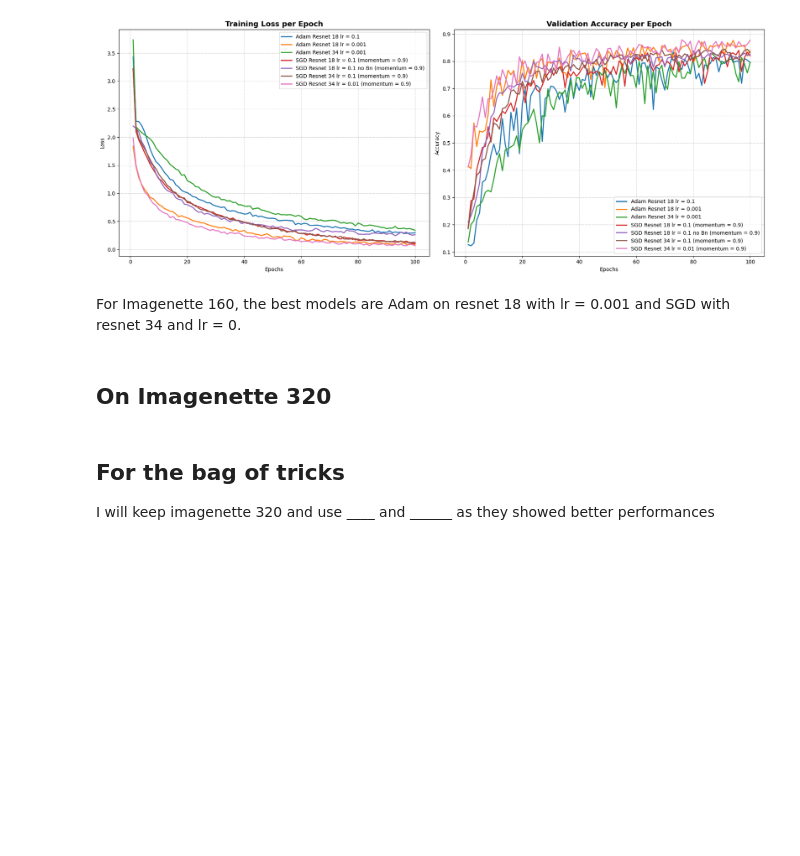
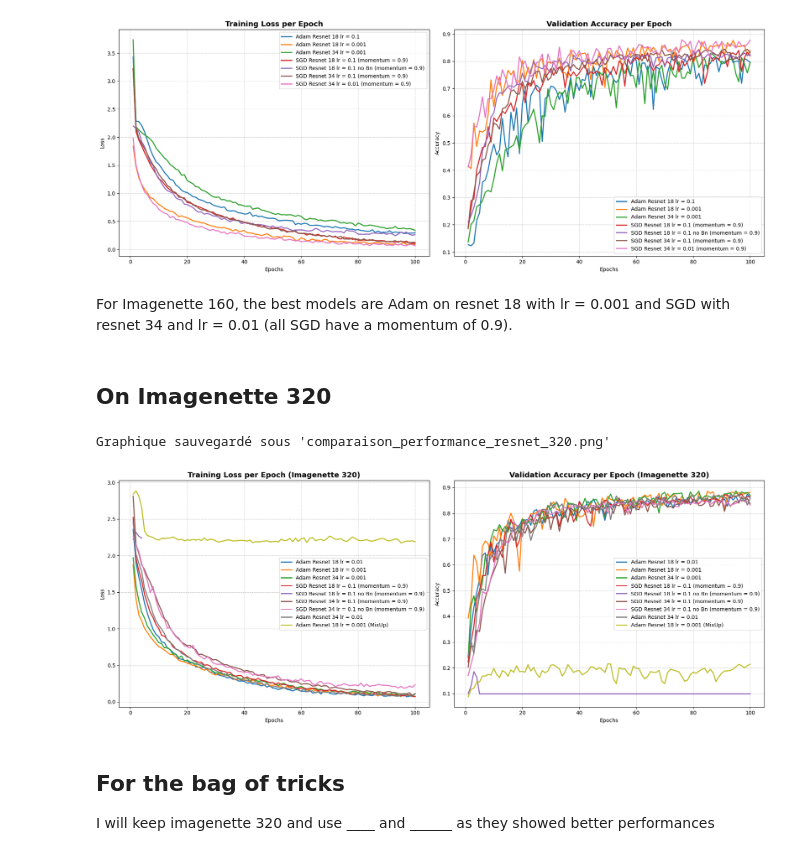
Before and after one commit to BLGR-Saumoine/Projet-DL, a Jupyter notebook: Project_DL.ipynb, the cells around one changed output. Saved outputs shown, nothing was run; the diff lists cells and outputs as text; code cells hidden in the pictures; blank space fills up the shorter version.

```diff
--- a/Project_DL.ipynb
+++ b/Project_DL.ipynb
@@ -616,9 +609,64 @@ plt.show()
 # %% [output]
 [figure]
 # %% [markdown]
-For Imagenette 160, the best models are Adam on resnet 18 with lr = 0.001 and SGD with resnet 34 and lr = 0.
+For Imagenette 160, the best models are Adam on resnet 18 with lr = 0.001 and SGD with resnet 34 and lr = 0.01 (all SGD have a momentum of 0.9).
 # %% [markdown]
 ## On Imagenette 320
+# %%
+files_map = {
+    "Imagenette320\Adam_Resnet18_lr0.01.csv": "Adam Resnet 18 lr = 0.01",
+    "Imagenette320\Adam_Resnet18_lr0.001.csv": "Adam Resnet 18 lr = 0.001",
+    "Imagenette320\Adam_Resnet34_lr0.001.csv": "Adam Resnet 34 lr = 0.001",
+    "Imagenette320\SGD_Resnet18_moentum09_lr0.1.csv": "SGD Resnet 18 lr = 0.1 (momentum = 0.9)",
+    "Imagenette320\SGD_Resnet18_moentum09_lr0.1NOBN.csv": "SGD Resnet 18 lr = 0.1 no Bn (momentum = 0.9)",
+    "Imagenette320\SGD_Resnet34_moentum09_lr0.1.csv": "SGD Resnet 34 lr = 0.1 (momentum = 0.9)",
+    "Imagenette320\SGD_Resnet34_moentum09_lr0.1NOBN.csv": "SGD Resnet 34 lr = 0.1 no Bn (momentum = 0.9)",
+    "Imagenette320\Adam_Resnet34_lr0.01.csv": "Adam Resnet 34 lr = 0.01",
+    "Imagenette320\Adam_Resnet18_lr0.001_MixUp.csv": "Adam Resnet 18 lr = 0.001 (MixUp)"
+}
+
+fig, (ax1, ax2) = plt.subplots(1, 2, figsize=(18, 7))
+
+# Extended colors list to handle more files if needed
+colors = ['#1f77b4', '#ff7f0e', '#2ca02c', '#d62728', '#9467bd', '#8c564b', '#e377c2', '#7f7f7f', '#bcbd22', '#17becf']
+
+for i, (filename, label) in enumerate(files_map.items()):
+    try:
+        if os.path.exists(filename):
+            df = pd.read_csv(filename)
+
+            color = colors[i % len(colors)]
+
+            # Traçage de la Loss
+            ax1.plot(df['Epoch'], df['Train_Loss'], label=label, color=color, linewidth=2)
+
+            # Traçage de l'Accuracy
+            ax2.plot(df['Epoch'], df['Val_Accuracy'], label=label, color=color, linewidth=2)
+        else:
+            print(f"Fichier non trouvé: {filename}")
+
+    except Exception as e:
+        print(f"Erreur avec {filename}: {e}")
+
+# Mise en forme du graphique de Loss
+ax1.set_title('Training Loss per Epoch (Imagenette 320)', fontsize=14, fontweight='bold')
+ax1.set_xlabel('Epochs')
+ax1.set_ylabel('Loss')
+ax1.grid(True, linestyle='--', alpha=0.6)
+ax1.legend()
+
+# Mise en forme du graphique d'Accuracy
+ax2.set_title('Validation Accuracy per Epoch (Imagenette 320)', fontsize=14, fontweight='bold')
+ax2.set_xlabel('Epochs')
+ax2.set_ylabel('Accuracy')
+ax2.grid(True, linestyle='--', alpha=0.6)
+ax2.legend()
+
+plt.tight_layout()
+plt.savefig('comparaison_performance_resnet_320.png')
+# %% [output]
+Graphique sauvegardé sous 'comparaison_performance_resnet_320.png'
+[figure, added]
 # %% [markdown]
 ## For the bag of tricks
 
```
Also changed, not shown: parts of 1 cell of this notebook, 1 other file.
